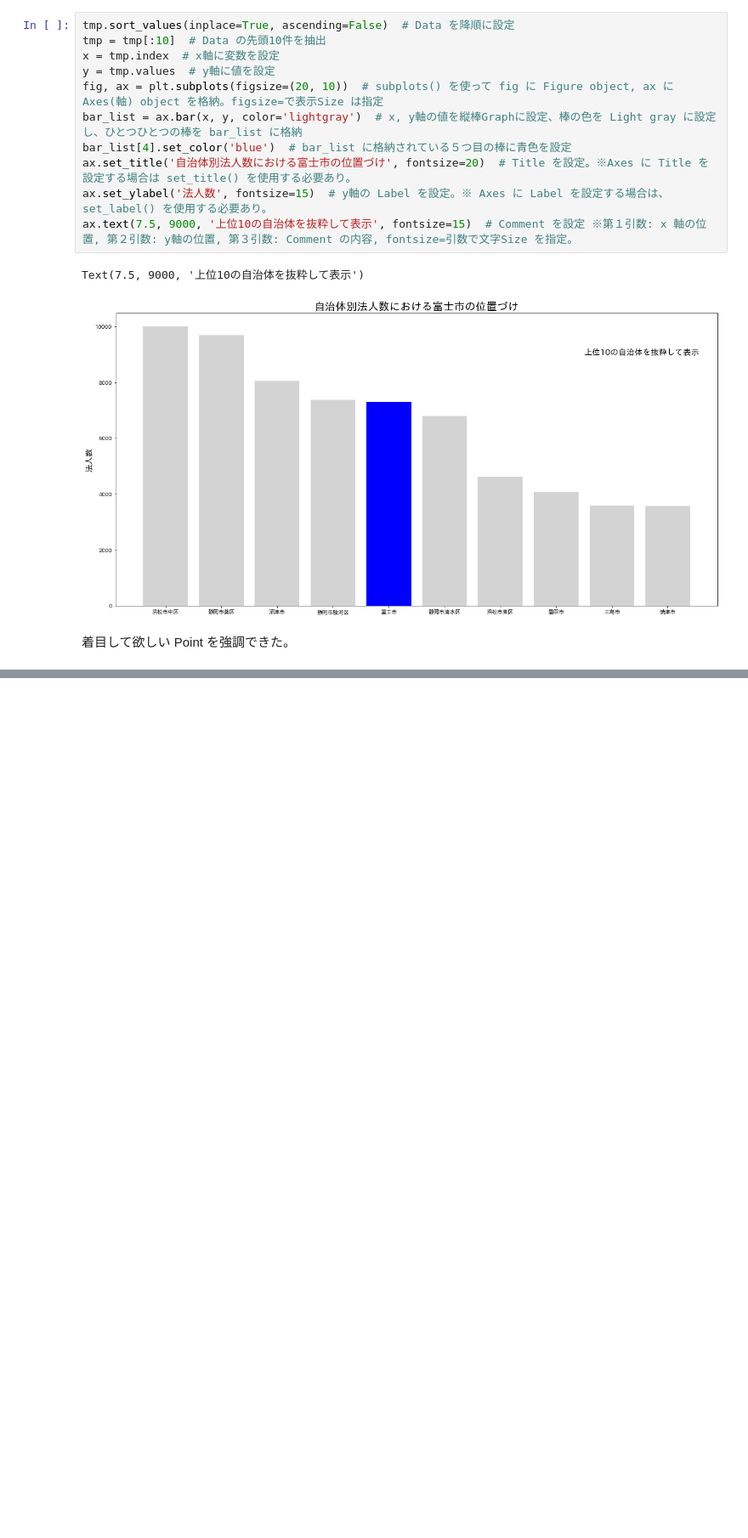
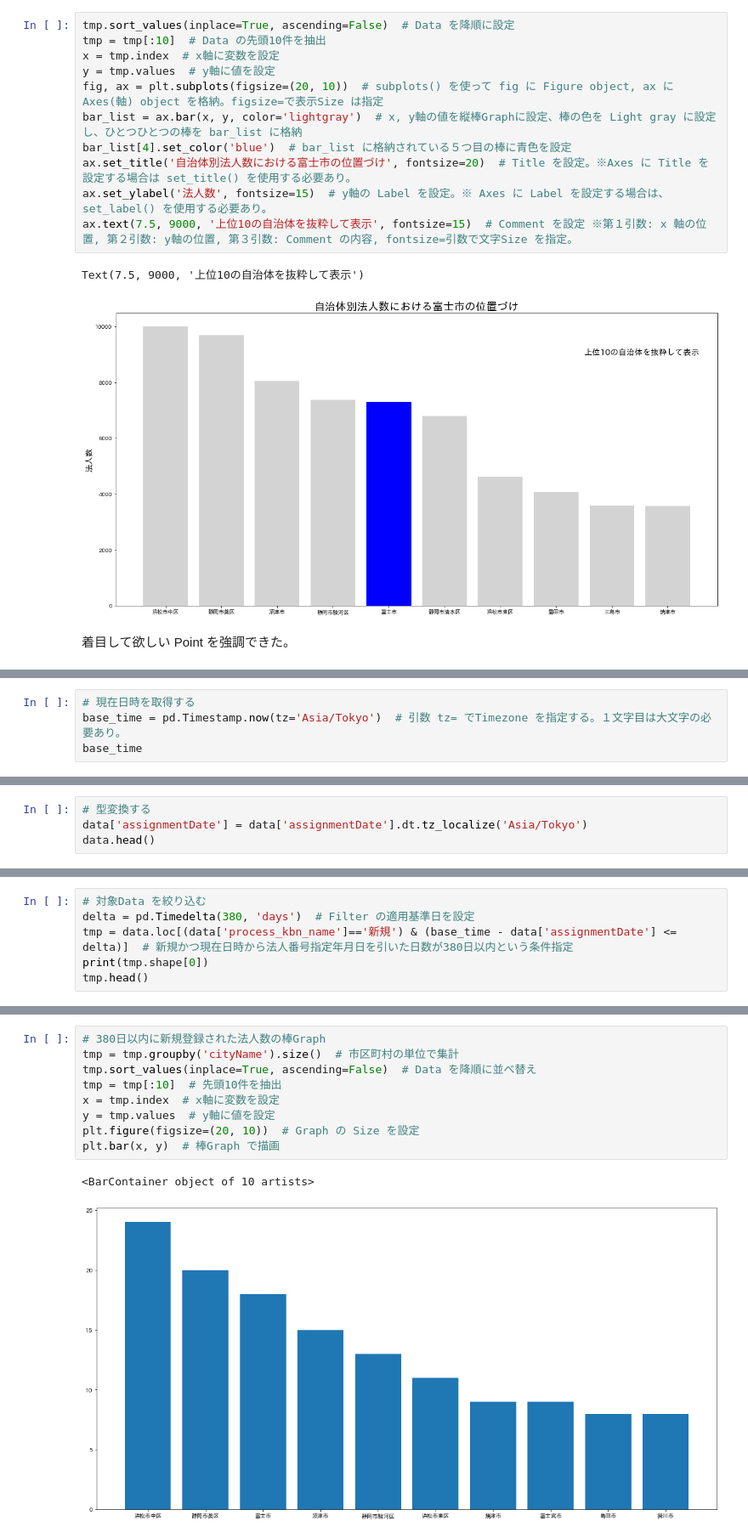
Before and after one commit to 1024xx4/100_Data_processing--visualization, a Jupyter notebook: structured_data.ipynb, the cells around one changed output, grey strips where cells are left out. Shown at 85% size. Drawn from its saved outputs; the diff is of its cells as text; blank space fills up the shorter version.

```diff
--- a/structured_data.ipynb
+++ b/structured_data.ipynb
@@ -1084,0 +1086,4 @@ Text(7.5, 9000, '上位10の自治体を抜粋して表示')
+# %%
+# 現在日時を取得する
+base_time = pd.Timestamp.now(tz='Asia/Tokyo')  # 引数 tz= でTimezone を指定する。１文字目は大文字の必要あり。
+base_time
@@ -1084,0 +1106,4 @@ Text(7.5, 9000, '上位10の自治体を抜粋して表示')
+# %%
+# 型変換する
+data['assignmentDate'] = data['assignmentDate'].dt.tz_localize('Asia/Tokyo')
+data.head()
@@ -1084,0 +1117,6 @@ Text(7.5, 9000, '上位10の自治体を抜粋して表示')
+# %%
+# 対象Data を絞り込む
+delta = pd.Timedelta(380, 'days')  # Filter の適用基準日を設定
+tmp = data.loc[(data['process_kbn_name']=='新規') & (base_time - data['assignmentDate'] <= delta)]  # 新規かつ現在日時から法人番号指定年月日を引いた日数が380日以内という条件指定
+print(tmp.shape[0])
+tmp.head()
@@ -1084,0 +1131,12 @@ Text(7.5, 9000, '上位10の自治体を抜粋して表示')
+# %%
+# 380日以内に新規登録された法人数の棒Graph
+tmp = tmp.groupby('cityName').size()  # 市区町村の単位で集計
+tmp.sort_values(inplace=True, ascending=False)  # Data を降順に並べ替え
+tmp = tmp[:10]  # 先頭10件を抽出
+x = tmp.index  # x軸に変数を設定
+y = tmp.values  # y軸に値を設定
+plt.figure(figsize=(20, 10))  # Graph の Size を設定
+plt.bar(x, y)  # 棒Graph で描画
+# %% [output]
+<BarContainer object of 10 artists>
+[figure, added]
```
Also changed, not shown: parts of 10 cells of this notebook.
